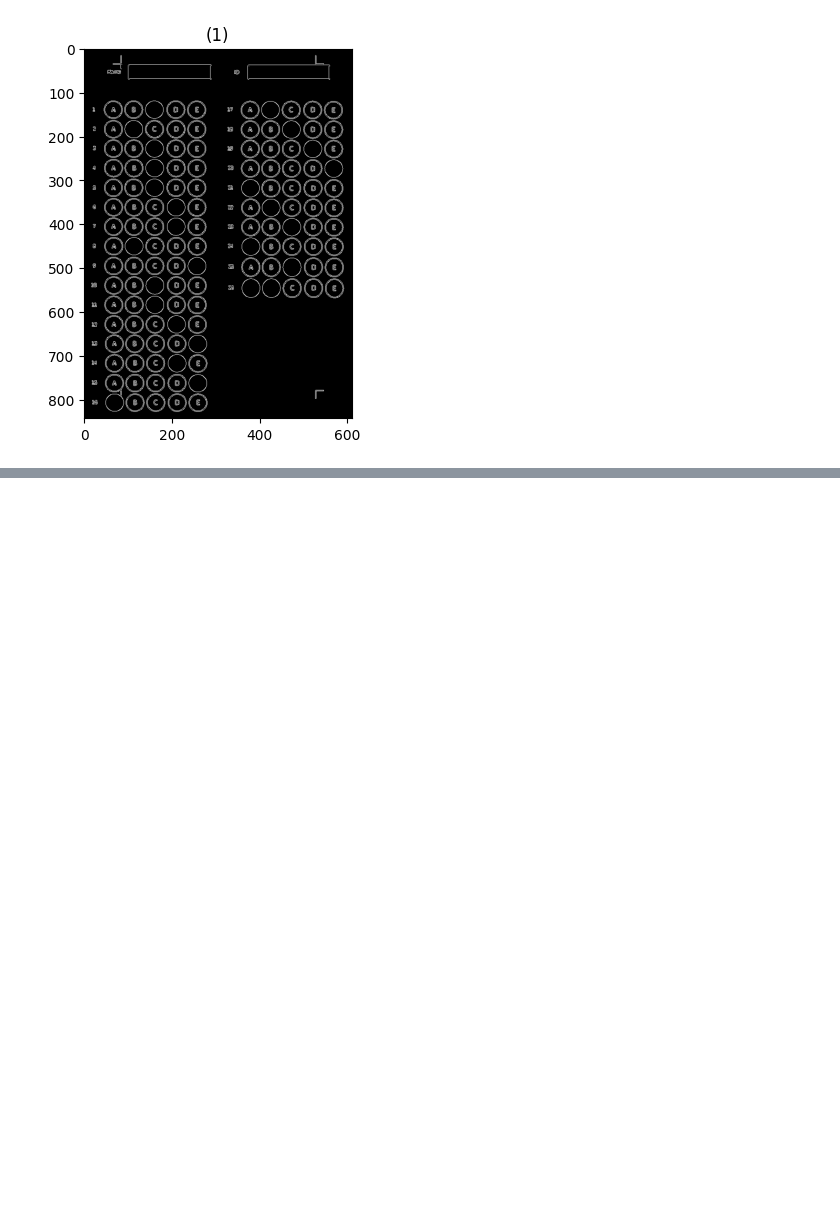
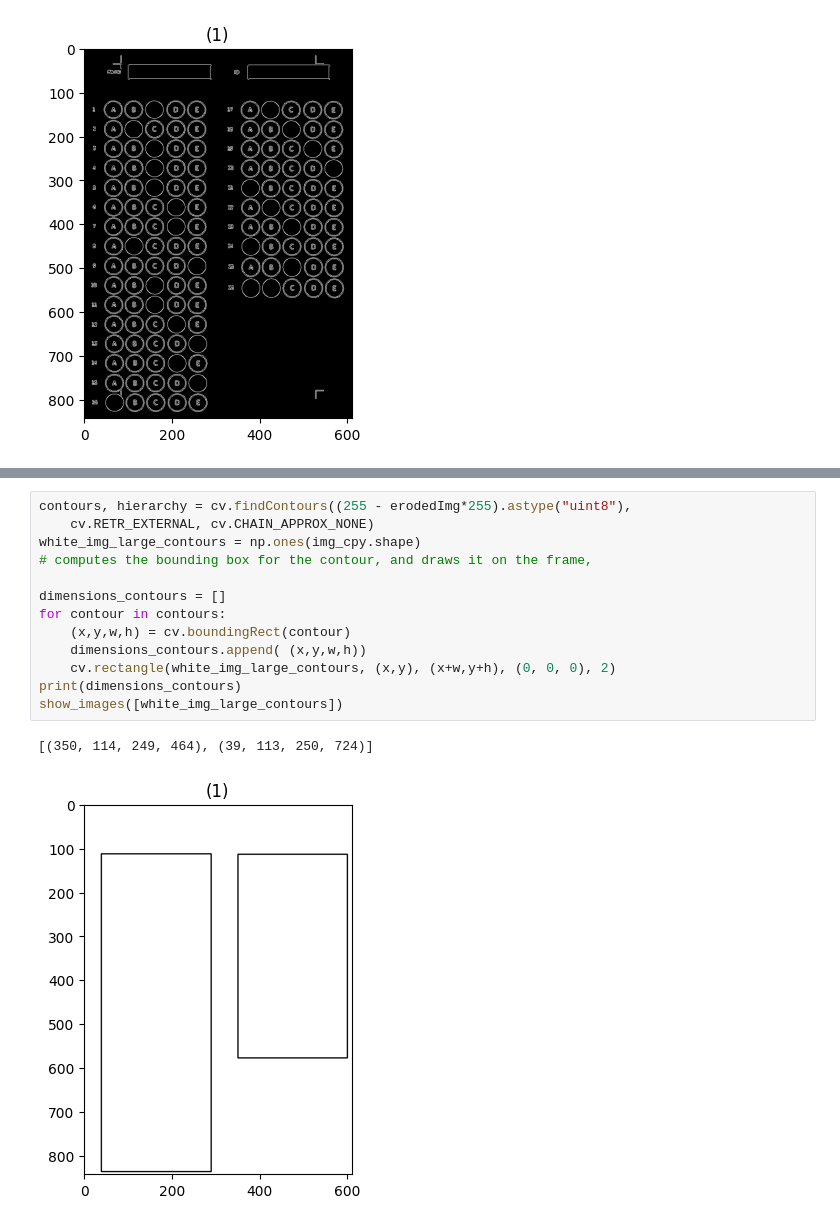
Before and after one commit to ZiadSheriif/Sa7a7LY, a Jupyter notebook: BubbleSheet/BubbleSheet.ipynb, the cells around one changed output, grey strips where cells are left out. Saved outputs shown, nothing was run; the diff lists cells and outputs as text; blank space fills up the shorter version.

```diff
--- a/BubbleSheet/BubbleSheet.ipynb
+++ b/BubbleSheet/BubbleSheet.ipynb
@@ -95,0 +91,16 @@ show_images([img_cpy,erodedImg])
+# %%
+contours, hierarchy = cv.findContours((255 - erodedImg*255).astype("uint8"),
+    cv.RETR_EXTERNAL, cv.CHAIN_APPROX_NONE)
+white_img_large_contours = np.ones(img_cpy.shape)
+# computes the bounding box for the contour, and draws it on the frame,
+
+dimensions_contours = []
+for contour in contours:
+    (x,y,w,h) = cv.boundingRect(contour)
+    dimensions_contours.append( (x,y,w,h))
+    cv.rectangle(white_img_large_contours, (x,y), (x+w,y+h), (0, 0, 0), 2)
+print(dimensions_contours)
+show_images([white_img_large_contours])
+# %% [output]
+[(350, 114, 249, 464), (39, 113, 250, 724)]
+[figure, added]
```
Also changed, not shown: parts of 14 cells of this notebook, 1 other file.
